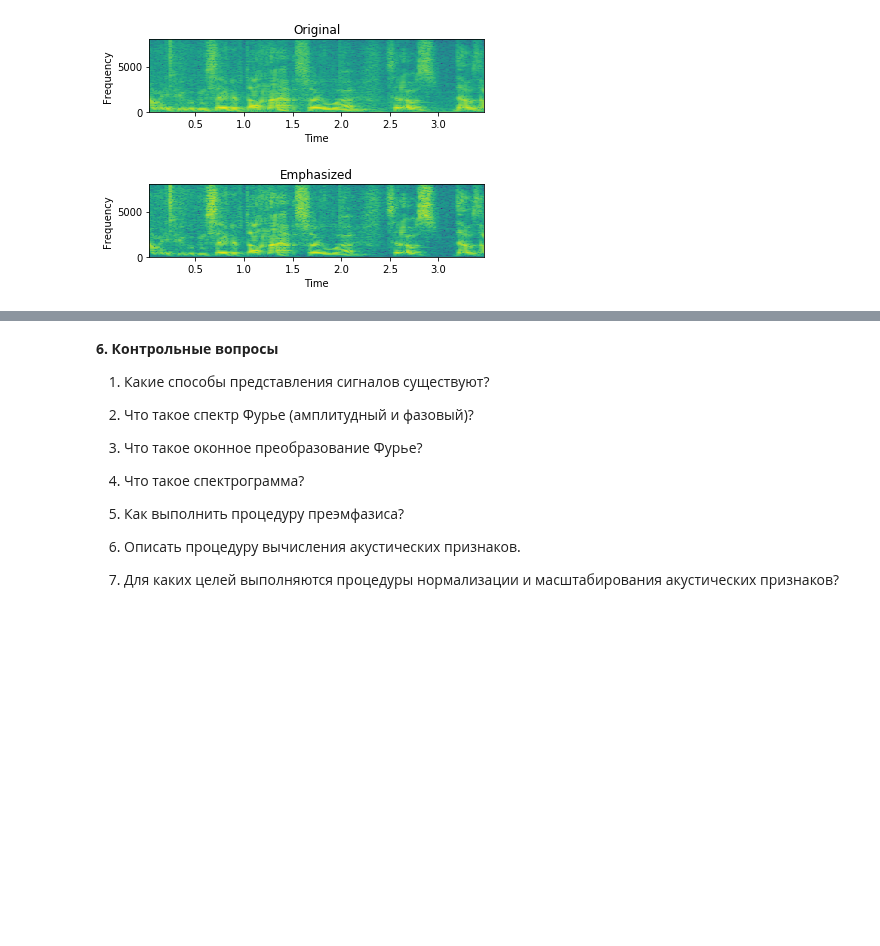
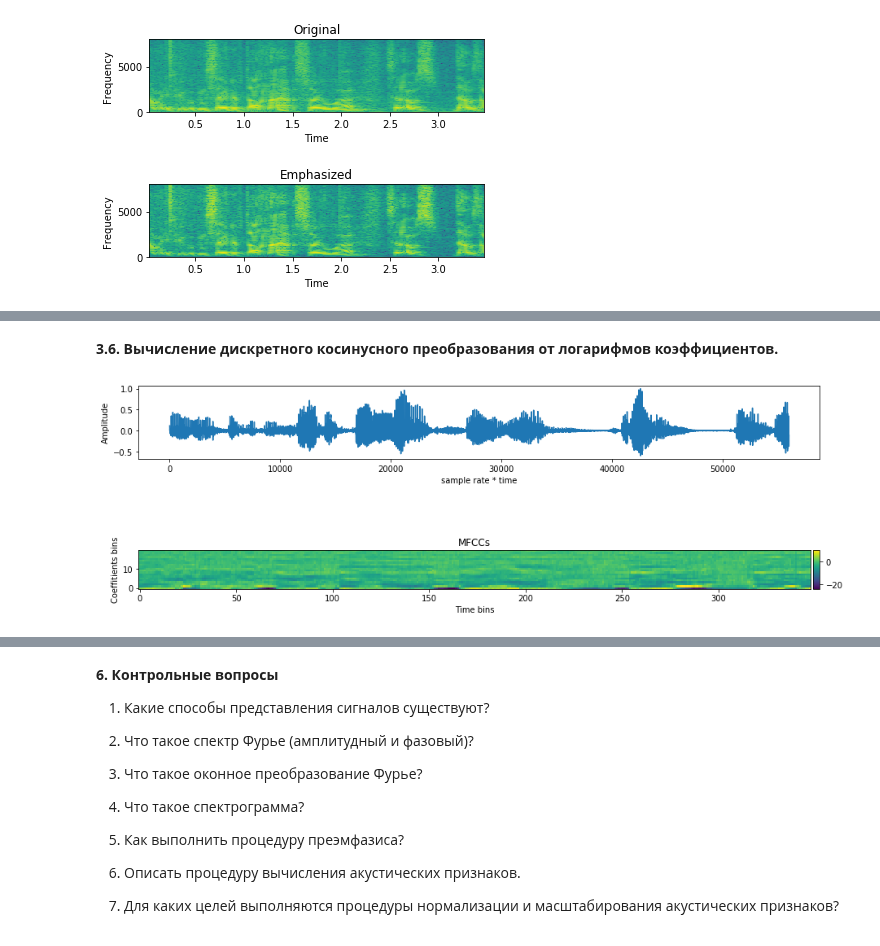
Before and after one commit to va-volokhov/itmo_speaker_recognition_course, a Jupyter notebook: lab1/lab1.ipynb, the cells around one changed output, grey strips where cells are left out. Drawn from its saved outputs; the diff is of its cells as text; code cells hidden in the pictures; blank space fills up the shorter version.

```diff
--- a/lab1/lab1.ipynb
+++ b/lab1/lab1.ipynb
@@ -152,0 +266,27 @@ plt.show()
+# %% [markdown]
+**3.6. Вычисление дискретного косинусного преобразования от логарифмов коэффициентов.**
+# %%
+num_ceps = 20
+mfcc = dct(filter_banks, type=2, axis=1, norm='ortho')[:, 1 : (num_ceps + 1)] # Keep 2-13
+
+fig = plt.figure(3, figsize=(15,5))
+plt.subplots_adjust(wspace=0, hspace=1)
+
+plot_a = plt.subplot(211)
+plot_a.plot(signal)
+plot_a.set_xlabel('sample rate * time')
+plot_a.set_ylabel('Amplitude')
+
+plot_с = plt.subplot(212)
+im = plot_с.imshow(mfcc.T, origin='lower')
+
+divider = make_axes_locatable(plot_с)
+cax = divider.append_axes("right", size="1%", pad=0.05)
+plt.colorbar(im, cax=cax)
+
+
+plot_с.set_xlabel('Time bins')
+plot_с.set_ylabel('Coeffitients bins')
+plot_с.title.set_text('MFCCs')
+# %% [output]
+[figure, added]
```
Also changed, not shown: parts of 24 cells of this notebook.
